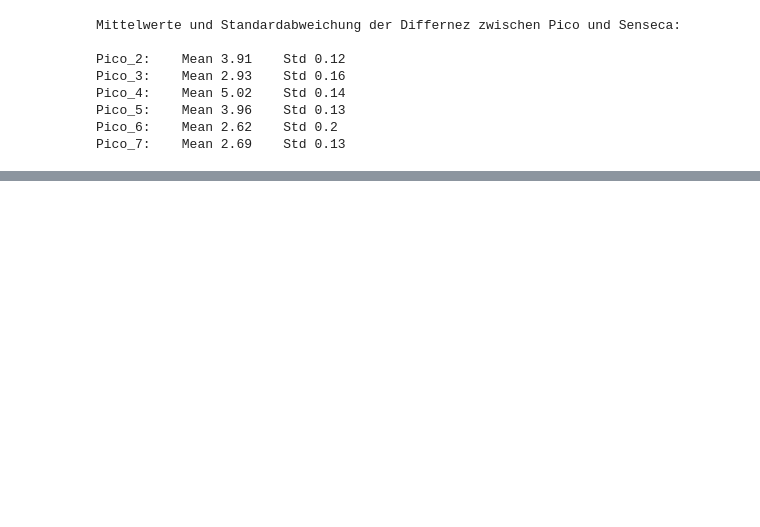
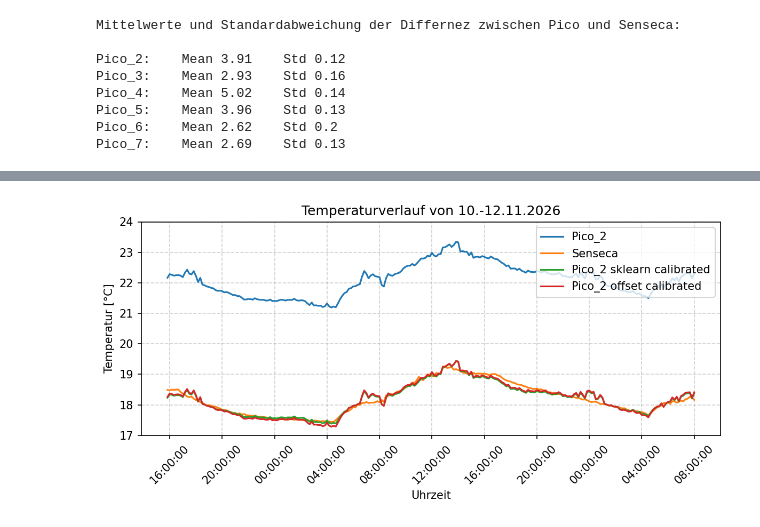
Before and after one commit to hydroclaus/rpy_velutina, a Jupyter notebook: BME280_nicholas/data_temp_senseca/plot_temp_data.ipynb, the cells around one changed output, grey strips where cells are left out. Drawn from its saved outputs; the diff is of its cells as text; code cells hidden in the pictures; blank space fills up the shorter version.

```diff
--- a/BME280_nicholas/data_temp_senseca/plot_temp_data.ipynb
+++ b/BME280_nicholas/data_temp_senseca/plot_temp_data.ipynb
@@ -121,2 +150,5 @@ for diff, name in zip(diff_lst, picos_dfs_names):
+# %%
+picos_mean = [x.mean().round(2) for x in diff_lst]
+picos_std = [x.std(ddof=1).round(2) for x in diff_lst]
 # %%
 print("Mittelwerte und Standardabweichung der Differnez zwischen Pico und Senseca:\n")
@@ -217,0 +320,41 @@ array([[0.  , 0.15, 0.12, 0.09, 0.21, 0.15],
+# %%
+import numpy as np
+from sklearn.preprocessing import PolynomialFeatures
+from sklearn.linear_model import LinearRegression
+from sklearn.pipeline import make_pipeline
+
+# X_sensor: Ihre Sensorwerte, y_ref: Werte des Referenzgeräts
+X_sensor = summary["Pico_2"].values.reshape(-1, 1)
+y_ref = summary["Senseca"].values
+
+# Erstellen eines Modells mit Polynomen (fängt Offset, Steigung und Nicht-Linearität ab)
+degree = 2  # Grad anpassen je nach Sensorverhalten
+calib_model = make_pipeline(PolynomialFeatures(degree), LinearRegression())
+calib_model.fit(X_sensor, y_ref)
+
+# Anwendung der Kalibrierfunktion auf neue Messwerte
+y_kalibriert = calib_model.predict(X_sensor)
+# %%
+y_kalibriert2 = summary["Pico_2"].values - picos_mean[0]
+# %%
+# Diagramm zeichnen
+plt.figure(figsize=(8, 4), dpi=150)
+plt.plot(summary.index, summary[["Pico_2", "Senseca"]], label=summary[["Pico_2", "Senseca"]].columns)
+plt.plot(summary.index, y_kalibriert, label="Pico_2 sklearn calibrated")
+plt.plot(summary.index, y_kalibriert2, label="Pico_2 offset calibrated")
+
+plt.ylim(17, 24)
+
+# Achsen und Layout formatieren
+plt.title("Temperaturverlauf von 10.-12.11.2026")
+plt.xlabel("Uhrzeit")
+plt.ylabel("Temperatur [°C]")
+plt.gca().xaxis.set_major_formatter(mdates.DateFormatter("%H:%M:%S"))
+plt.xticks(rotation=45)
+plt.grid(True, linestyle="--", alpha=0.6)
+plt.tight_layout()
+plt.legend(loc='upper right')
+
+plt.show()
+# %% [output]
+[figure, added]
```
Also changed, not shown: parts of 23 cells of this notebook.
